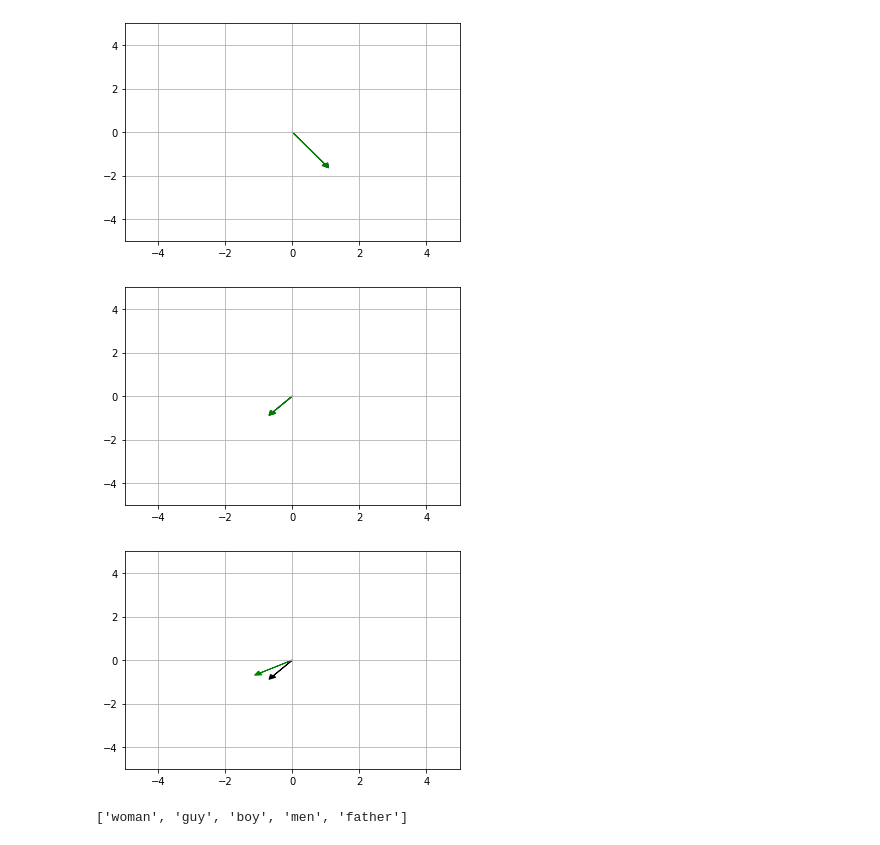
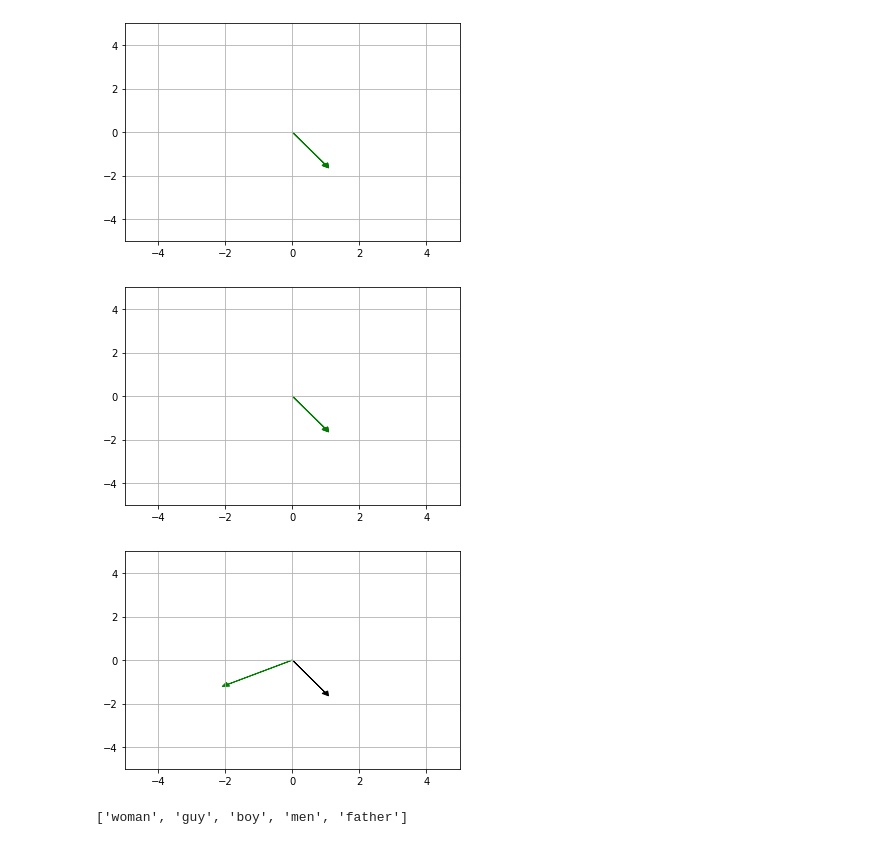
Before and after one commit to nicoloverardo/historical-events-detection, a Jupyter notebook: embcomp.ipynb, the cells around one changed output. Drawn from its saved outputs; the diff is of its cells as text; code cells hidden in the pictures.

```diff
--- a/embcomp.ipynb
+++ b/embcomp.ipynb
@@ -94,13 +94,13 @@ EmbeddingsHandler.plot_word_vectors(rot_histo_df, histo_glove, "man")
 # %% [output]
 [figure]
 # %%
-EmbeddingsHandler.plot_word_vectors(rot_histo_df, rot_histo_df, "absolutely")
+EmbeddingsHandler.plot_word_vectors(rot_histo_df, rot_histo_df, "man")
 # %% [output]
-[figure, old version]
+[figure, new version]
 # %%
-EmbeddingsHandler.plot_word_vectors(rot_histo_df, glove, "absolutely")
+EmbeddingsHandler.plot_word_vectors(rot_histo_df, glove, "man")
 # %% [output]
-[figure, old version]
+[figure, new version]
 # %%
 EmbeddingsHandler.find_closest_embeddings(glove_dict, glove_dict["man"])
 # %% [output]
```
Also changed, not shown: parts of 2 cells of this notebook.
